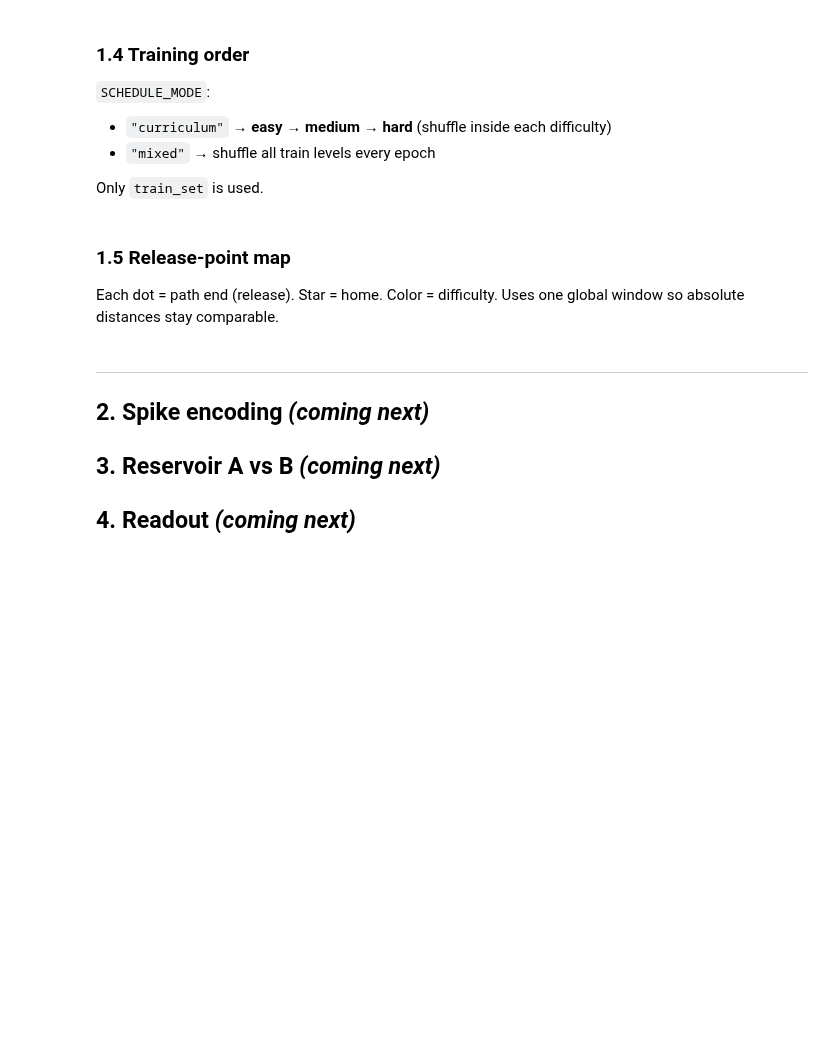
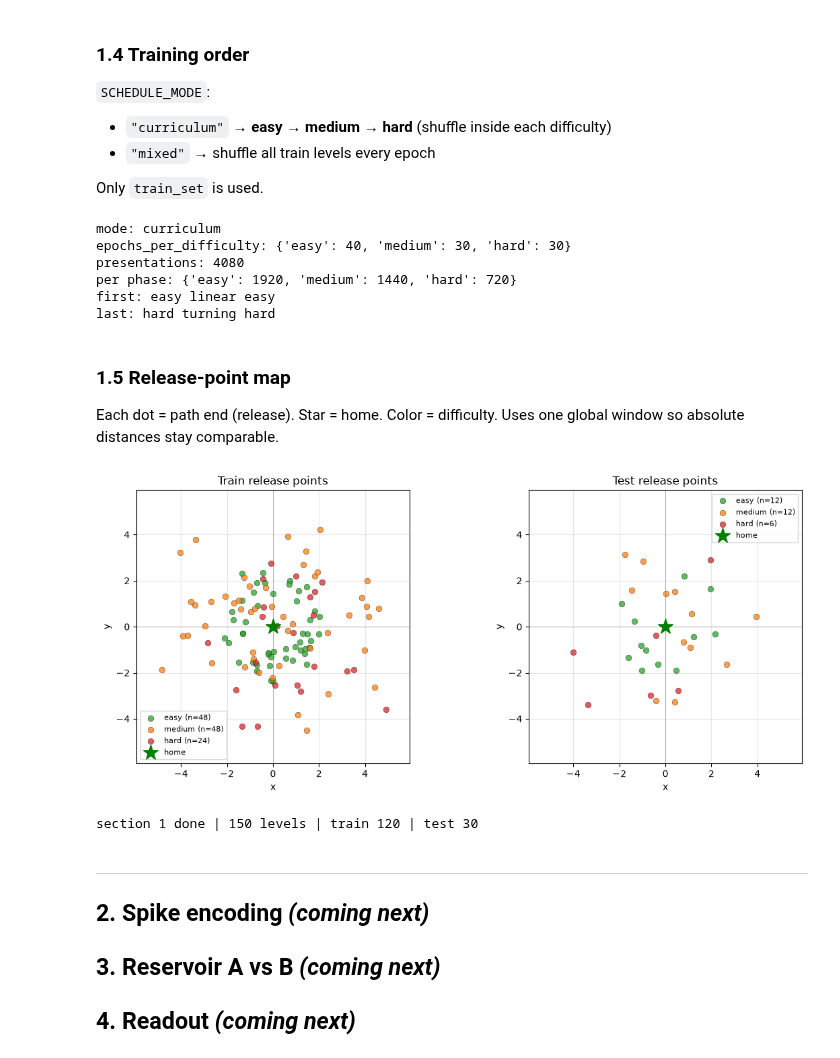
Before and after one commit to ApeShepherd/PigeonPilot, a Jupyter notebook: PigeonPilot.ipynb, the cells around one changed output. Cells and saved outputs as stored; diff of their text form; code cells hidden in the pictures; blank space fills up the shorter version.

```diff
--- a/PigeonPilot.ipynb
+++ b/PigeonPilot.ipynb
@@ -128,13 +143,12 @@ for difficulty in ("easy", "medium", "hard"):
 Only `train_set` is used.
 # %%
 SCHEDULE_MODE = "curriculum"  # or "mixed"
-EPOCHS_PER_DIFFICULTY = {"easy": 40, "medium": 30, "hard": 30}
 
 schedule = list(
     iter_train_schedule(
         train_set,
         mode=SCHEDULE_MODE,
-        epochs_per_difficulty=EPOCHS_PER_DIFFICULTY,
+        epochs_per_difficulty=DEFAULT_EPOCHS_PER_DIFFICULTY,
         seed=0,
     )
 )
@@ -142,32 +156,42 @@ schedule = list(
 from collections import Counter
 
 print("mode:", SCHEDULE_MODE)
+print("epochs_per_difficulty:", DEFAULT_EPOCHS_PER_DIFFICULTY)
 print("presentations:", len(schedule))
 print("per phase:", dict(Counter(phase for phase, *_ in schedule)))
 print("first:", schedule[0][0], schedule[0][3].style, schedule[0][3].difficulty)
 print("last:", schedule[-1][0], schedule[-1][3].style, schedule[-1][3].difficulty)
+# %% [output]
+mode: curriculum
+epochs_per_difficulty: {'easy': 40, 'medium': 30, 'hard': 30}
+presentations: 4080
+per phase: {'easy': 1920, 'medium': 1440, 'hard': 720}
+first: easy linear easy
+last: hard turning hard
 # %% [markdown]
 ### 1.5 Release-point map
 
 Each dot = path end (release). Star = home. Color = difficulty.
 Uses one global window so absolute distances stay comparable.
 # %%
-for level in dataset:
-    assert np.allclose(level.home_xy, (-level.end_xy[0], -level.end_xy[1]))
+# home_xy == -end_xy is locked in unit tests
 
 fig, axes = plt.subplots(1, 2, figsize=(12, 5))
 plot_release_points(
     train_set, ax=axes[0], title="Train release points",
     xlim=xlim_global, ylim=ylim_global,
 )
 plot_release_points(
     test_set, ax=axes[1], title="Test release points",
     xlim=xlim_global, ylim=ylim_global,
 )
 plt.tight_layout()
 plt.show()
 
 print(f"section 1 done | {len(dataset)} levels | train {len(train_set)} | test {len(test_set)}")
+# %% [output]
+[figure, added]
+section 1 done | 150 levels | train 120 | test 30
 # %% [markdown]
 ---
 
```
Also changed, not shown: parts of 9 cells of this notebook, 12 other files.
